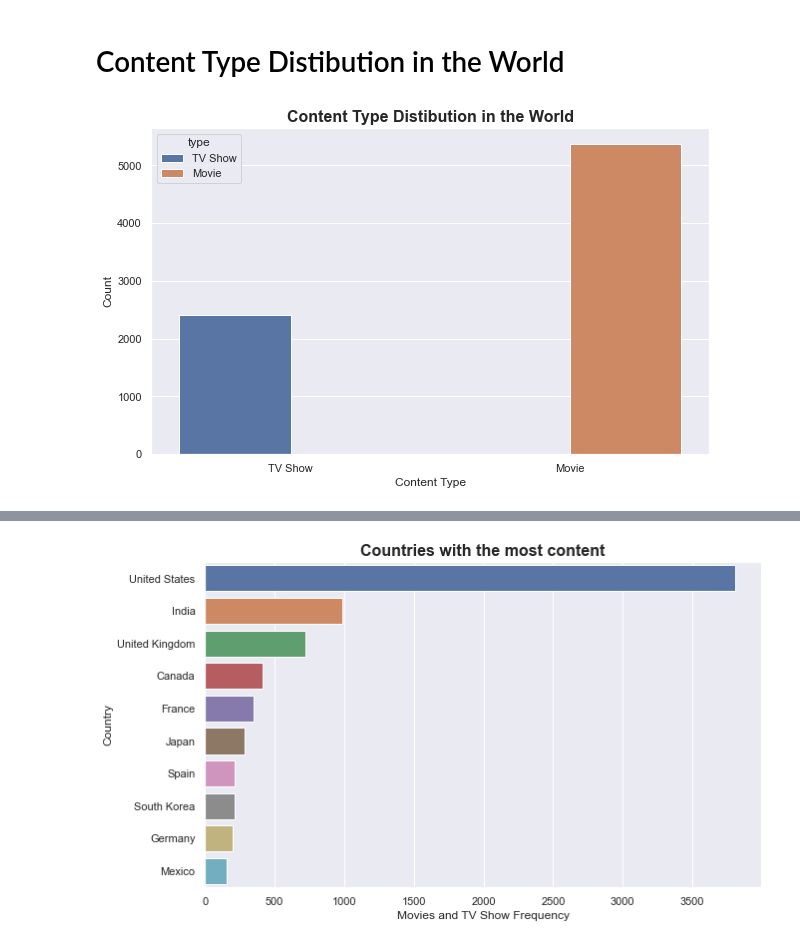
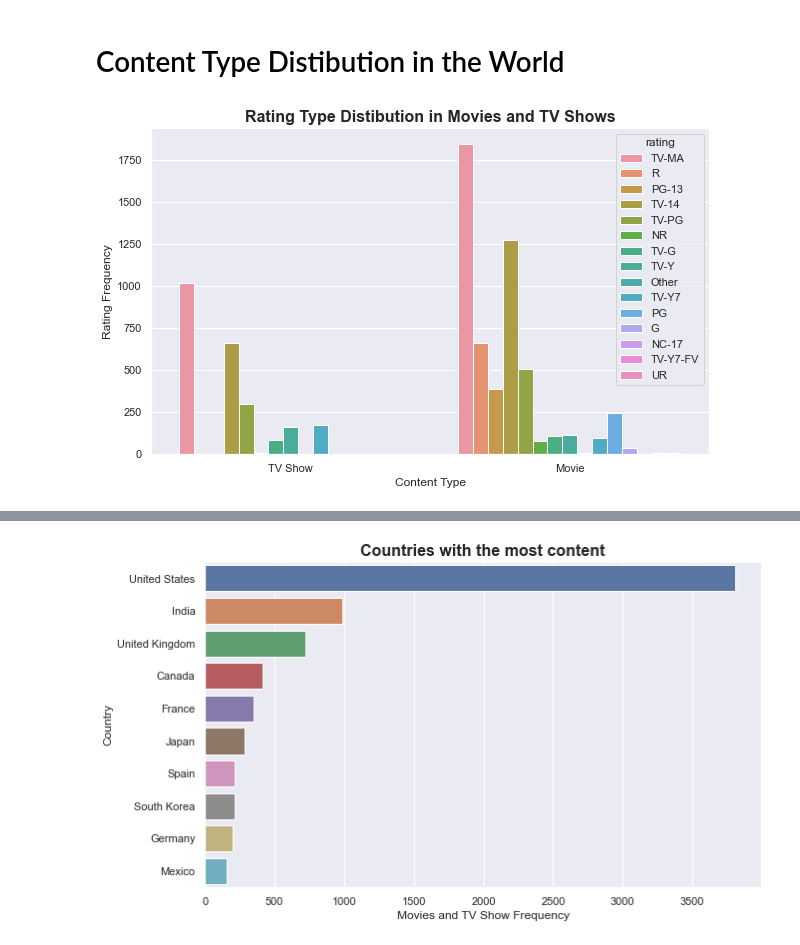
Before and after one commit to AlejandroDeLaCruz/Netflix-Analysis, a Jupyter notebook: Netflix.ipynb, the cells around one changed output, grey strips where cells are left out. Saved outputs shown, nothing was run; the diff lists cells and outputs as text; code cells hidden in the pictures.

```diff
--- a/Netflix.ipynb
+++ b/Netflix.ipynb
@@ -48,6 +48,7 @@ netflix['director'] = netflix['director'].fillna(value = 'No Director')
 netflix['cast'] = netflix['cast'].fillna(value = 'No Cast')
 netflix['country'] = netflix['country'].fillna(value = 'United States')
 netflix['date_added'] = netflix['date_added'].fillna(value = datetime.datetime(2020, 1,1))
+netflix['rating'] = netflix['rating'].fillna(value = 'Other')
 # %%
 (netflix.isnull().sum()/len(netflix)) * 100
 # %% [output]
@@ -133,13 +134,13 @@ plt.show()
 # Content Type Distibution in the World
 # %%
 plt.figure(figsize=(10, 6))
-sns.countplot(x = 'type', hue = 'type', data = netflix)
-plt.title('Content Type Distibution in the World', fontdict = {'fontsize': 16, 'fontweight': 'bold'})
+sns.countplot(x = 'type', hue = 'rating', data = netflix)
+plt.title('Rating Type Distibution in Movies and TV Shows', fontdict = {'fontsize': 16, 'fontweight': 'bold'})
 plt.xlabel('Content Type')
-plt.ylabel('Count')
+plt.ylabel('Rating Frequency')
 plt.show()
 # %% [output]
-[figure, old version]
+[figure, new version]
 # %%
 country_list = []
 clean_df = netflix.dropna(subset = ['country'])
```
Also changed, not shown: parts of 13 cells of this notebook.
